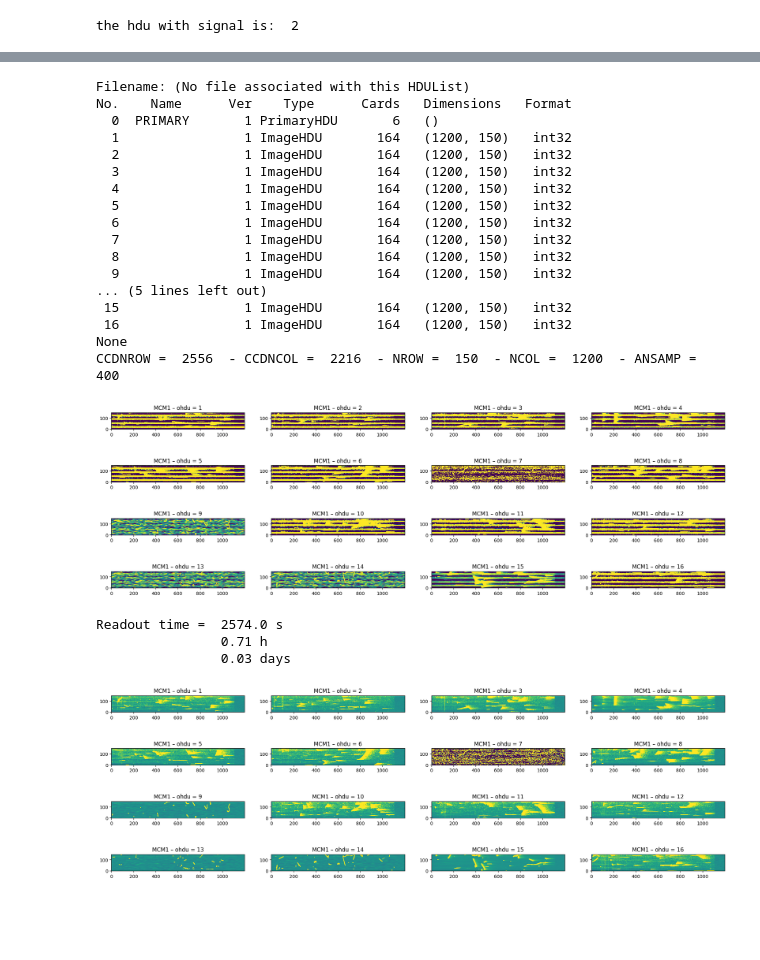
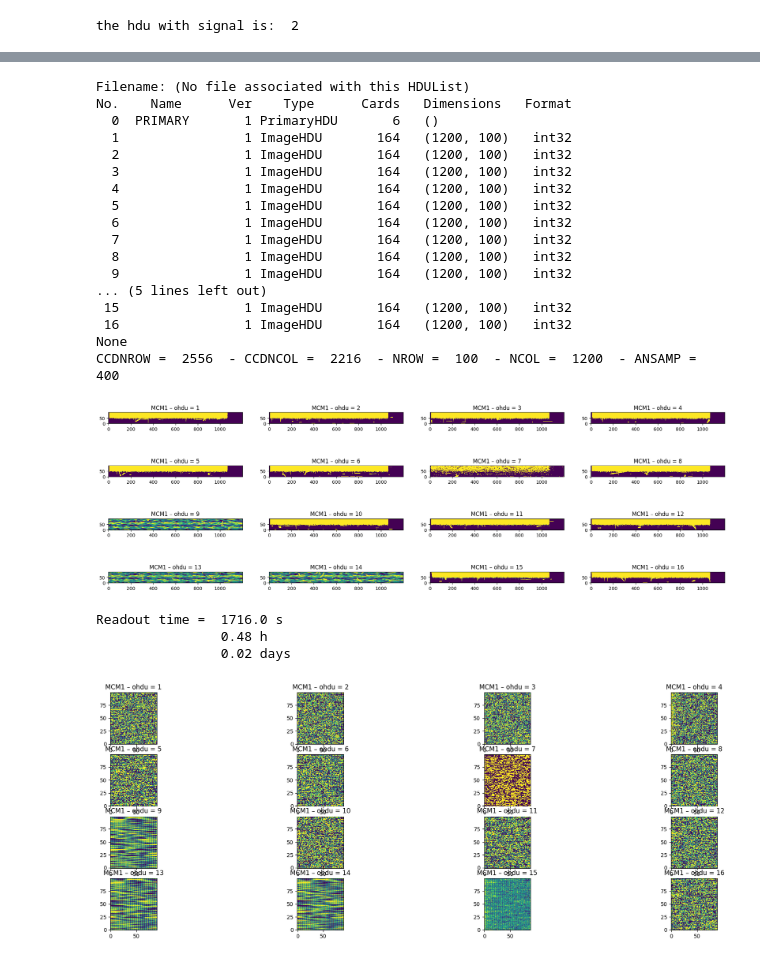
Before and after one commit to maumtzmon/ClasesPy, a Jupyter notebook: 60 - MCM Test/AnaMCM_CONNIE.ipynb, the cells around one changed output, grey strips where cells are left out. Cells and saved outputs as stored; diff of their text form; code cells hidden in the pictures; blank space fills up the shorter version.

Commit message:
test mcmMau

```diff
--- a/60 - MCM Test/AnaMCM_CONNIE.ipynb
+++ b/60 - MCM Test/AnaMCM_CONNIE.ipynb
@@ -61,11 +61,11 @@ def GetSingleCCDImage(hdul,LTA_channel,ColInit,NCOL,step,NrOfMCMs):
 	DeMuxedImage=MuxedImage[:, indexCol]
 	return DeMuxedImage #return demuxed image
 # %%
-filePath='./'
+filePath='/home/oem/datosFits/mcm_data/ansamp/'
 #fileName='mcm029_test__ANSAMP25_full_34.fz'
-fileName='mcm029_test__ANSAMP400_afterClear_35.fz'
+fileName='barrido_ANSAMP_exp_1s_ignorando_2muestras_ANSAMP400_27.fz'
 #fileName='barrido_ANSAMP_exp_1s_ignorando_2muestras_ANSAMP20_20.fz'
-h=fits.open(fileName)
+h=fits.open(filePath+fileName)
 h.info()
 #Get some header values
 ANSAMP=int(h[1].header['ANSAMP'])
@@ -158,20 +187,20 @@ print("CCDNROW = ", CCDNROW, " - CCDNCOL = ", CCDNCOL, " - NROW = ", NROW, " - N
 Filename: (No file associated with this HDUList)
 No.    Name      Ver    Type      Cards   Dimensions   Format
   0  PRIMARY       1 PrimaryHDU       6   ()
-  1                1 ImageHDU       164   (1200, 150)   int32
-  2                1 ImageHDU       164   (1200, 150)   int32
-  3                1 ImageHDU       164   (1200, 150)   int32
-  4                1 ImageHDU       164   (1200, 150)   int32
-  5                1 ImageHDU       164   (1200, 150)   int32
-  6                1 ImageHDU       164   (1200, 150)   int32
-  7                1 ImageHDU       164   (1200, 150)   int32
-  8                1 ImageHDU       164   (1200, 150)   int32
-  9                1 ImageHDU       164   (1200, 150)   int32
+  1                1 ImageHDU       164   (1200, 100)   int32
+  2                1 ImageHDU       164   (1200, 100)   int32
+  3                1 ImageHDU       164   (1200, 100)   int32
+  4                1 ImageHDU       164   (1200, 100)   int32
+  5                1 ImageHDU       164   (1200, 100)   int32
+  6                1 ImageHDU       164   (1200, 100)   int32
+  7                1 ImageHDU       164   (1200, 100)   int32
+  8                1 ImageHDU       164   (1200, 100)   int32
+  9                1 ImageHDU       164   (1200, 100)   int32
 ... (5 lines left out)
- 15                1 ImageHDU       164   (1200, 150)   int32
- 16                1 ImageHDU       164   (1200, 150)   int32
+ 15                1 ImageHDU       164   (1200, 100)   int32
+ 16                1 ImageHDU       164   (1200, 100)   int32
 None
-CCDNROW =  2556  - CCDNCOL =  2216  - NROW =  150  - NCOL =  1200  - ANSAMP =  400
+CCDNROW =  2556  - CCDNCOL =  2216  - NROW =  100  - NCOL =  1200  - ANSAMP =  400
 # %%
 nCCDs=16
 
@@ -185,7 +214,7 @@ for i in range(nCCDs):
     plt.imshow(hm[i+1].data[:,:]-np.median(hm[i+1].data), vmin=-50, vmax=50)
     plt.title('MCM1 – ohdu = {:d}'.format(i+1))
 # %% [output]
-[figure, old version]
+[figure, new version]
 # %%
 # header info
 #print(hm[1].header["DATEEND"],hm[1].header["DATESTART"])
@@ -197,9 +226,9 @@ print("Readout time = ", readout_time, "s")
 print("               ", round(readout_time/3600,2), "h")
 print("               ", round(readout_time/86400,3), "days")
 # %% [output]
-Readout time =  2574.0 s
-                0.71 h
-                0.03 days
+Readout time =  1716.0 s
+                0.48 h
+                0.02 days
 # %%
 # ------------------------------------------------------------------------------
 #
@@ -239,11 +268,11 @@ for i in range(nCCDs):      #el valor de la imagen sera el de la imagen cruda me
 # %%
 plt.figure(figsize=(24,8))
 for i in range(16):
     plt.subplot(4,4,i+1)
-    plt.imshow(hmb[i+1].data[:,:], vmin=-500, vmax=500)    #Plot de cada imagen en un rango de -500 a 500 ADUS
+    plt.imshow(hmb[i+1].data[overscan_mask], vmin=-50, vmax=50)    #Plot de cada imagen en un rango de -500 a 500 ADUS
     plt.title('MCM1 – ohdu = {:d}'.format(i+1))
 # %% [output]
-[figure, old version]
+[figure, new version]
 # %%
 ohdusOK = np.zeros((16,), dtype=int)
 plt.figure(figsize=(16,16))
```
Also changed, not shown: parts of 13 cells of this notebook.
